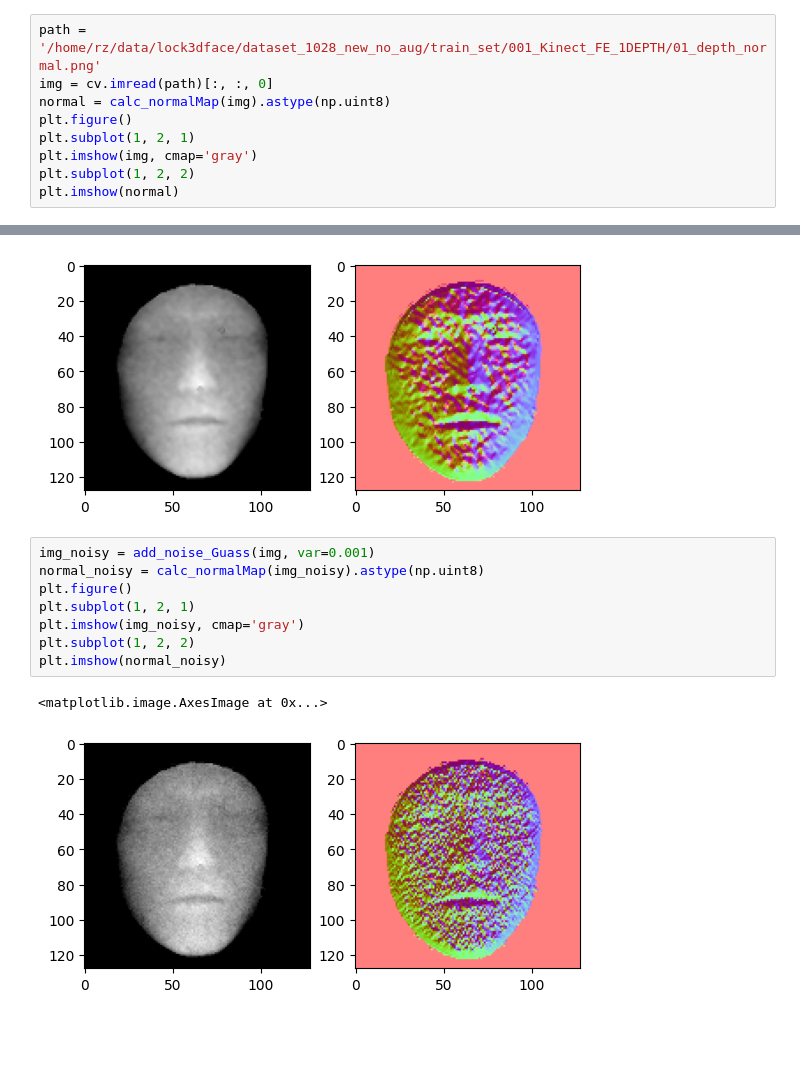
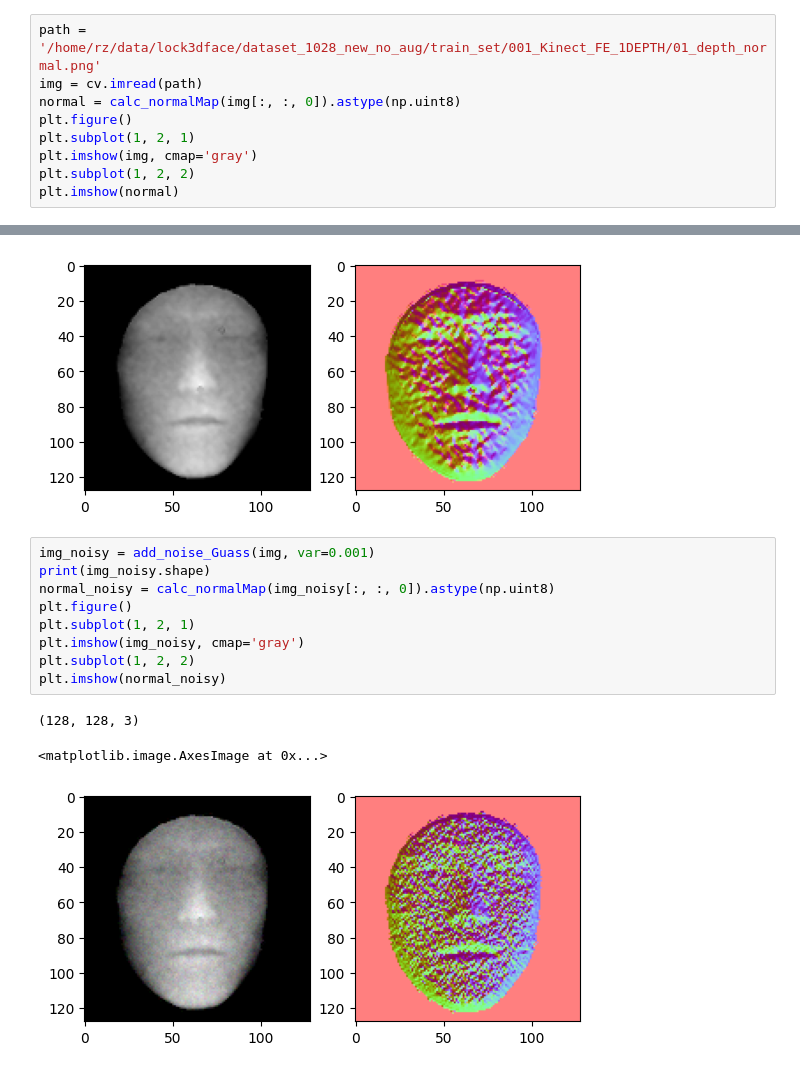
Before and after one commit to Ruizhuo-Xu/DN-SR-liif, a Jupyter notebook: debug.ipynb, the cells around one changed output, grey strips where cells are left out. Drawn from its saved outputs; the diff is of its cells as text; blank space fills up the shorter version.

```diff
--- a/debug.ipynb
+++ b/debug.ipynb
@@ -44,8 +44,8 @@ def add_noise_Guass(img, mean=0, var=0.01):  # 添加高斯噪声
     return out_img.astype(np.uint8)
 # %%
 path = '/home/rz/data/lock3dface/dataset_1028_new_no_aug/train_set/001_Kinect_FE_1DEPTH/01_depth_normal.png'
-img = cv.imread(path)[:, :, 0]
-normal = calc_normalMap(img).astype(np.uint8)
+img = cv.imread(path)
+normal = calc_normalMap(img[:, :, 0]).astype(np.uint8)
 plt.figure()
 plt.subplot(1, 2, 1)
 plt.imshow(img, cmap='gray')
@@ -56,12 +56,14 @@ plt.imshow(normal)
 [figure]
 # %%
 img_noisy = add_noise_Guass(img, var=0.001)
-normal_noisy = calc_normalMap(img_noisy).astype(np.uint8)
+print(img_noisy.shape)
+normal_noisy = calc_normalMap(img_noisy[:, :, 0]).astype(np.uint8)
 plt.figure()
 plt.subplot(1, 2, 1)
 plt.imshow(img_noisy, cmap='gray')
 plt.subplot(1, 2, 2)
 plt.imshow(normal_noisy)
 # %% [output]
-<matplotlib.image.AxesImage at 0x...>
+(128, 128, 3)
+<matplotlib.image.AxesImage at 0x...>
-[figure, old version]
+[figure, new version]
```
Also changed, not shown: 10 other files.
